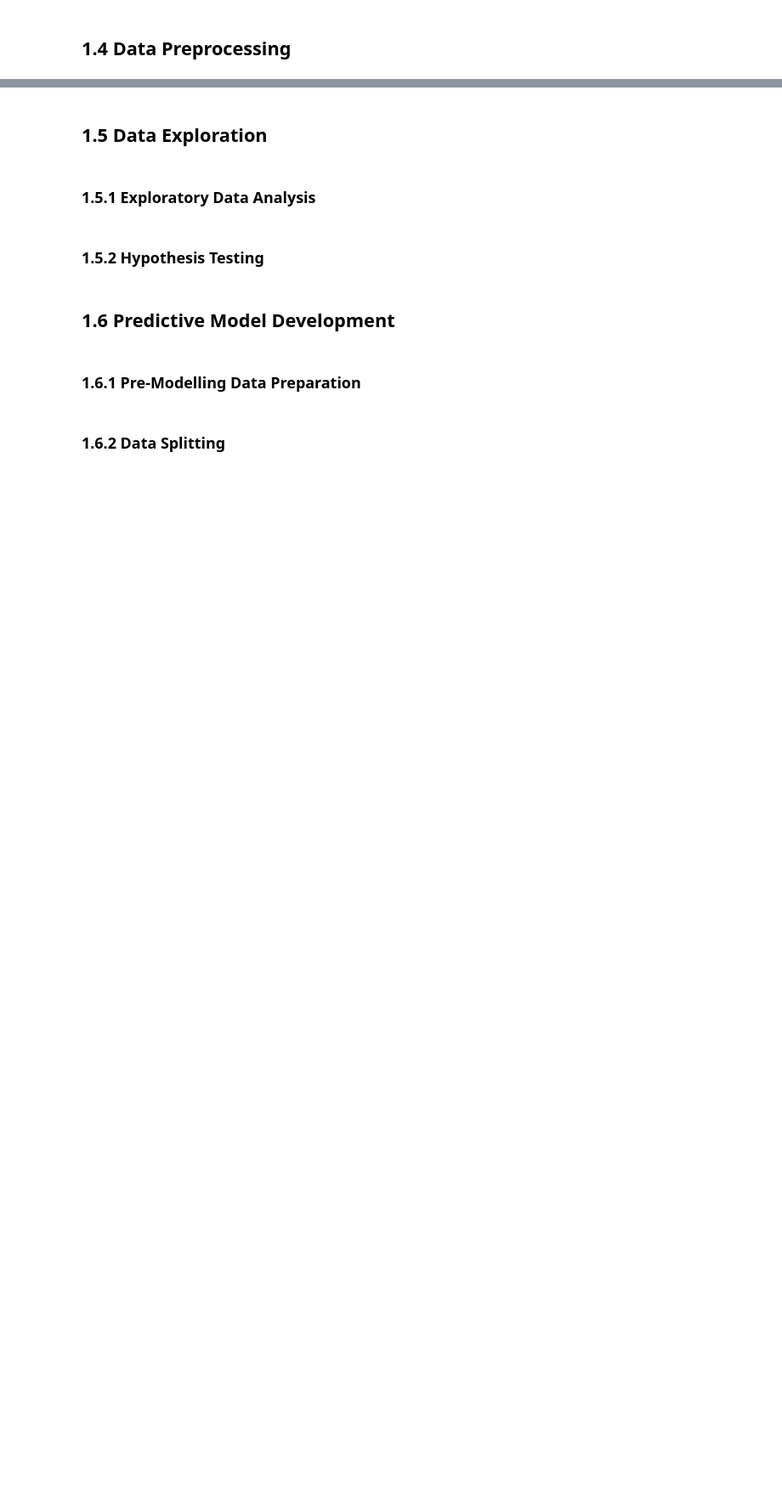
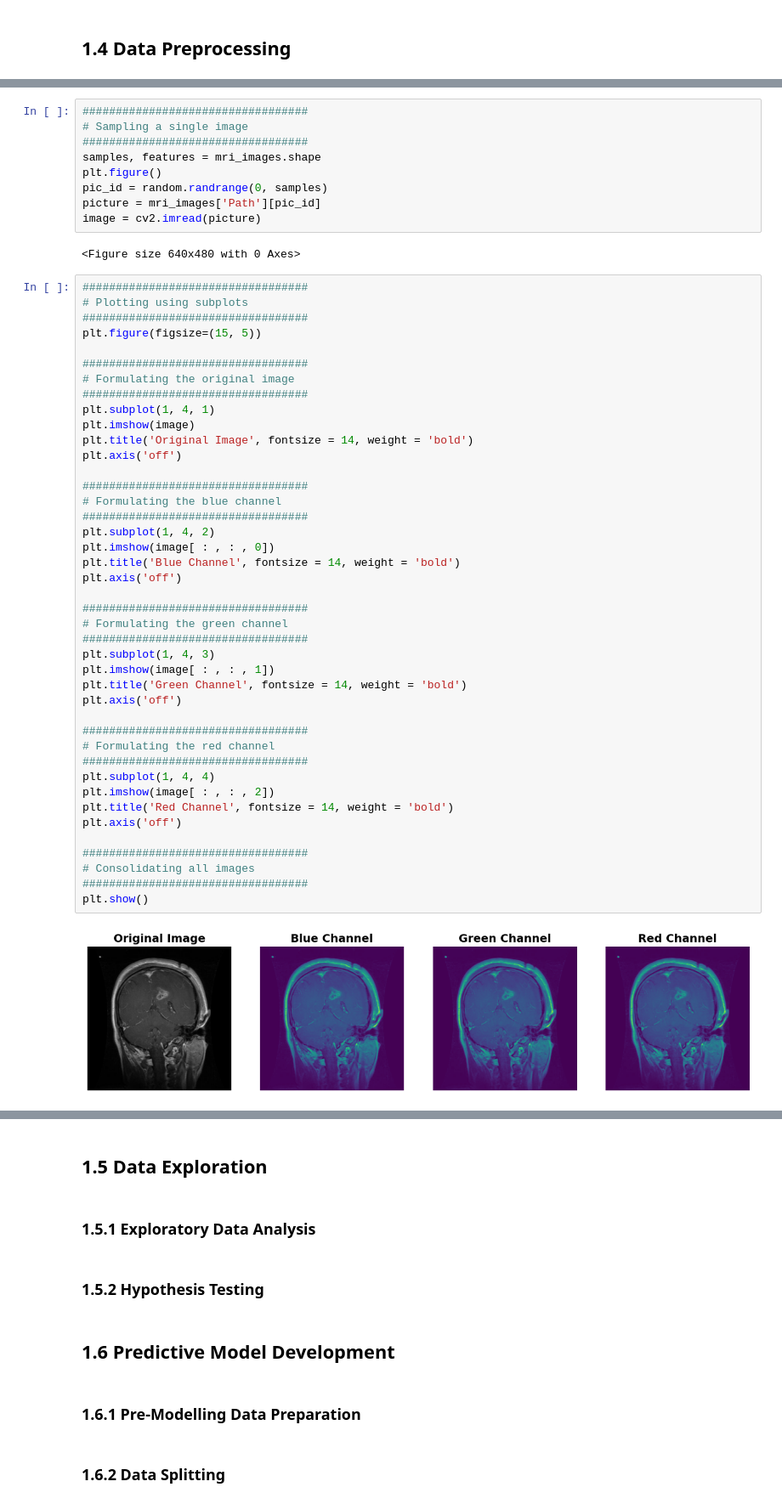
Before and after one commit to JohnPaulinePineda/Portfolio_Project_56, a Jupyter notebook: codes/ClassifyingBrainTumorsFromMagneticResonanceImagesByLeveragingConvolutionalNeuralNetworkBasedMultilevelFeatureExtractionAndHierarchicalRepresentation.ipynb, the cells around one changed output, grey strips where cells are left out. Shown at 85% size. Saved outputs shown, nothing was run; the diff lists cells and outputs as text; blank space fills up the shorter version.

```diff
--- a/codes/ClassifyingBrainTumorsFromMagneticResonanceImagesByLeveragingConvolutionalNeuralNetworkBasedMultilevelFeatureExtractionAndHierarchicalRepresentation.ipynb
+++ b/codes/ClassifyingBrainTumorsFromMagneticResonanceImagesByLeveragingConvolutionalNeuralNetworkBasedMultilevelFeatureExtractionAndHierarchicalRepresentation.ipynb
@@ -126,0 +330,55 @@ PIPELINES_PATH = r"pipelines"
+# %%
+##################################
+# Sampling a single image
+##################################
+samples, features = mri_images.shape
+plt.figure()
+pic_id = random.randrange(0, samples)
+picture = mri_images['Path'][pic_id]
+image = cv2.imread(picture)
+# %% [output]
+<Figure size 640x480 with 0 Axes>
+# %%
+##################################
+# Plotting using subplots
+##################################
+plt.figure(figsize=(15, 5))
+
+##################################
+# Formulating the original image
+##################################
+plt.subplot(1, 4, 1)
+plt.imshow(image)
+plt.title('Original Image', fontsize = 14, weight = 'bold')
+plt.axis('off')
+
+##################################
+# Formulating the blue channel
+##################################
+plt.subplot(1, 4, 2)
+plt.imshow(image[ : , : , 0])
+plt.title('Blue Channel', fontsize = 14, weight = 'bold')
+plt.axis('off')
+
+##################################
+# Formulating the green channel
+##################################
+plt.subplot(1, 4, 3)
+plt.imshow(image[ : , : , 1])
+plt.title('Green Channel', fontsize = 14, weight = 'bold')
+plt.axis('off')
+
+##################################
+# Formulating the red channel
+##################################
+plt.subplot(1, 4, 4)
+plt.imshow(image[ : , : , 2])
+plt.title('Red Channel', fontsize = 14, weight = 'bold')
+plt.axis('off')
+
+##################################
+# Consolidating all images
+##################################
+plt.show()
+# %% [output]
+[figure, added]
```
Also changed, not shown: parts of 25 cells of this notebook, 1 other file.
